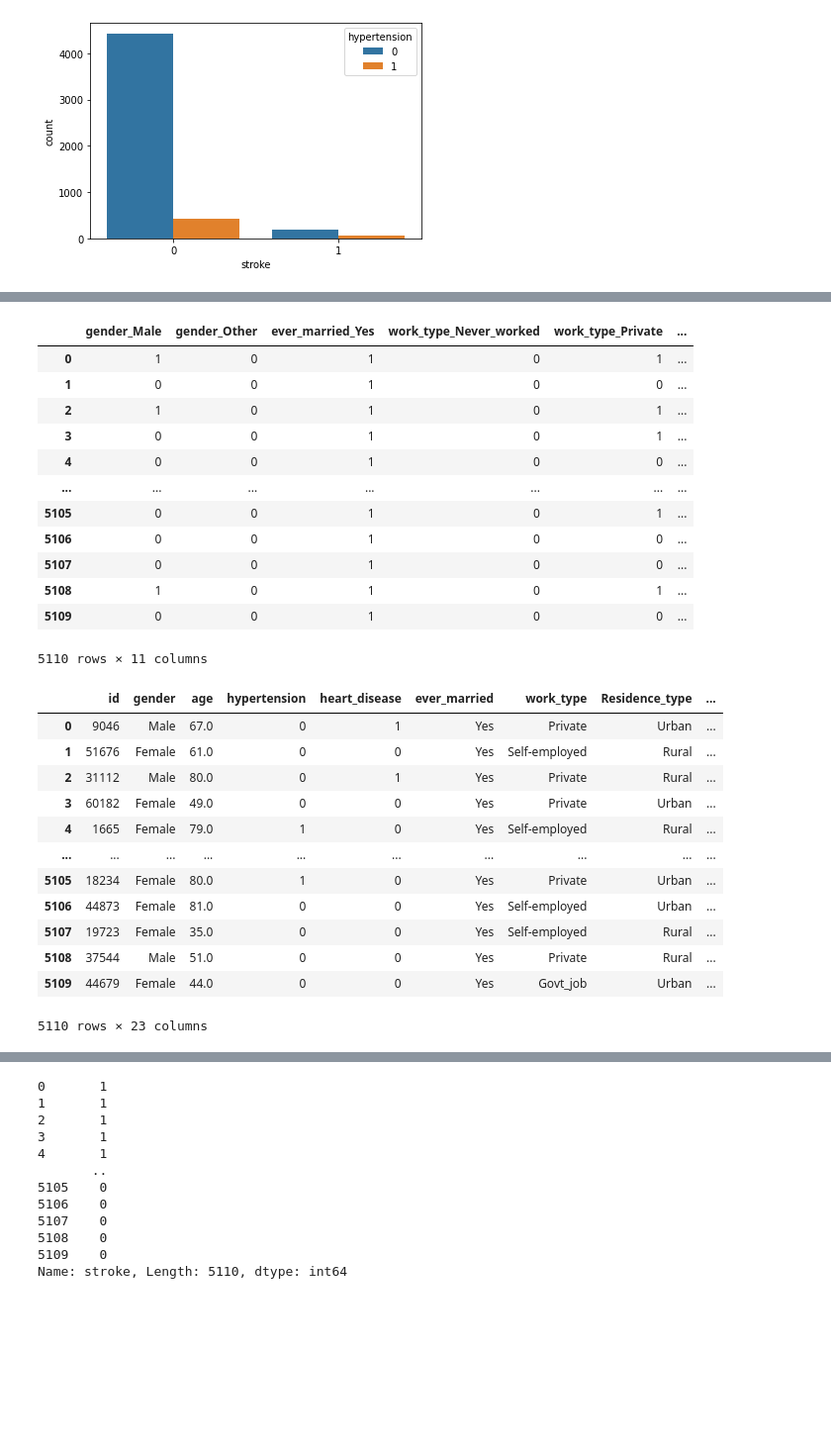
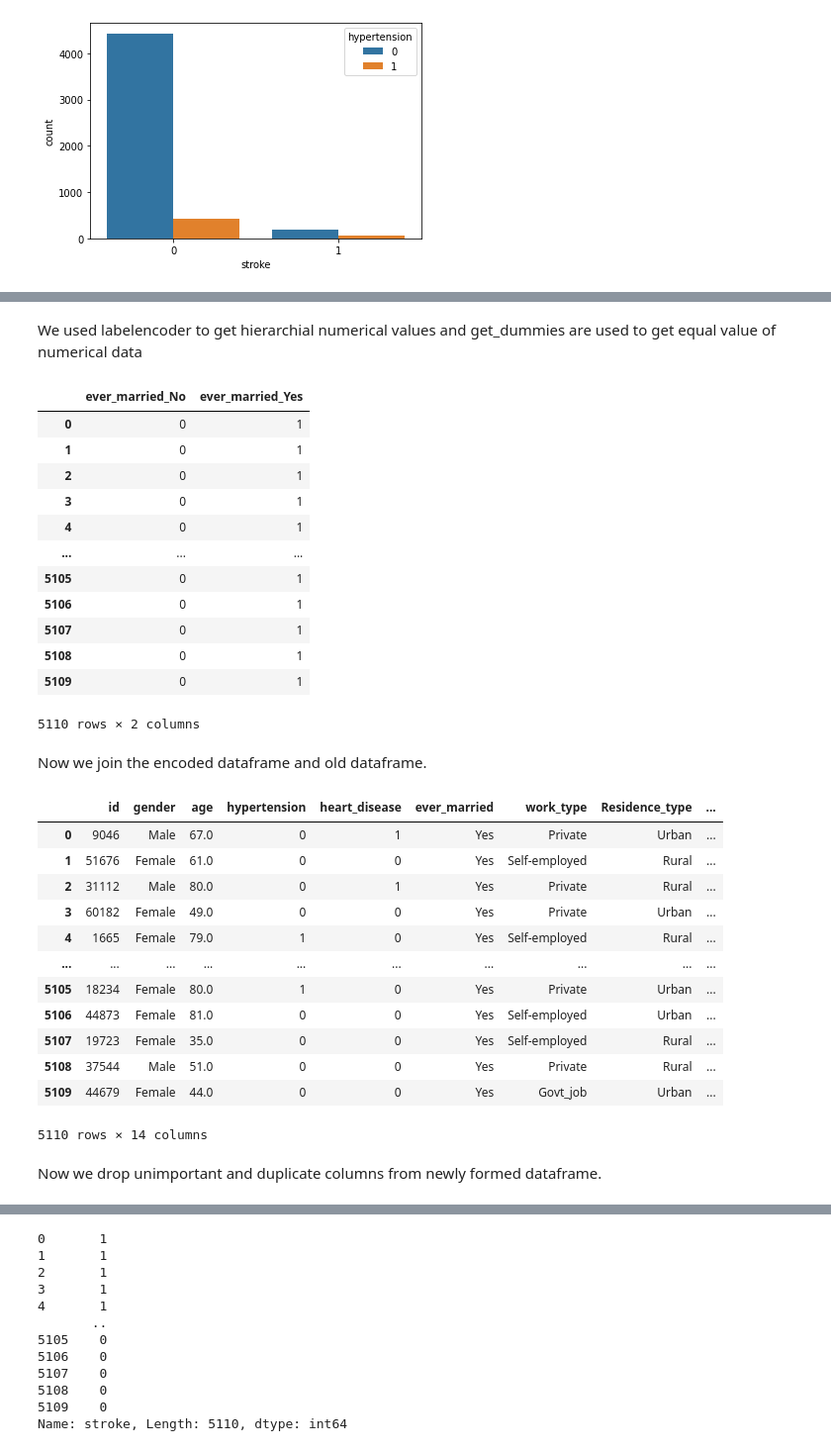
Before and after one commit to Anna9288/projects, a Jupyter notebook: stroke.ipynb, the cells around one changed output, grey strips where cells are left out. Shown at 99% size. Drawn from its saved outputs; the diff is of its cells as text; code cells hidden in the pictures; blank space fills up the shorter version.

```diff
--- a/stroke.ipynb
+++ b/stroke.ipynb
@@ -179,0 +258,2 @@ plt.hist(df['Residence_type'])
+# %%
+df['bmi']=df['bmi'].fillna(df['bmi'].mean())
@@ -180,20 +335,26 @@ plt.hist(df['Residence_type'])
+# %% [markdown]
+We used labelencoder to get hierarchial numerical values and get_dummies are used to get equal value of numerical data
 # %%
-dum=pd.get_dummies(df[['gender','ever_married','work_type','Residence_type','smoking_status']],drop_first=True)
+dum=pd.get_dummies(df[['ever_married']])
 dum
 # %% [output]
-|  | gender_Male | gender_Other | ever_married_Yes | work_type_Never_worked | work_type_Private | ... |
-| 0 | 1 | 0 | 1 | 0 | 1 | ... |
-| 1 | 0 | 0 | 1 | 0 | 0 | ... |
-| 2 | 1 | 0 | 1 | 0 | 1 | ... |
-| 3 | 0 | 0 | 1 | 0 | 1 | ... |
-| 4 | 0 | 0 | 1 | 0 | 0 | ... |
-| ... | ... | ... | ... | ... | ... | ... |
-| 5105 | 0 | 0 | 1 | 0 | 1 | ... |
-| 5106 | 0 | 0 | 1 | 0 | 0 | ... |
-| 5107 | 0 | 0 | 1 | 0 | 0 | ... |
-| 5108 | 1 | 0 | 1 | 0 | 1 | ... |
-| 5109 | 0 | 0 | 1 | 0 | 0 | ... |
+|  | ever_married_No | ever_married_Yes |
+| 0 | 0 | 1 |
+| 1 | 0 | 1 |
+| 2 | 0 | 1 |
+| 3 | 0 | 1 |
+| 4 | 0 | 1 |
+| ... | ... | ... |
+| 5105 | 0 | 1 |
+| 5106 | 0 | 1 |
+| 5107 | 0 | 1 |
+| 5108 | 0 | 1 |
+| 5109 | 0 | 1 |
-5110 rows × 11 columns
+5110 rows × 2 columns
+# %% [markdown]
+
+
+Now we join the encoded dataframe and old dataframe.
 # %%
 df1=pd.concat([df,dum],axis=1)
 df1
@@ -210,7 +371,9 @@ df1
 | 5107 | 19723 | Female | 35.0 | 0 | 0 | Yes | Self-employed | Rural | ... |
 | 5108 | 37544 | Male | 51.0 | 0 | 0 | Yes | Private | Rural | ... |
 | 5109 | 44679 | Female | 44.0 | 0 | 0 | Yes | Govt_job | Urban | ... |
-5110 rows × 23 columns
+5110 rows × 14 columns
+# %% [markdown]
+Now we drop unimportant and duplicate columns from newly formed dataframe.
 # %%
 df1.drop(['id','gender','ever_married','work_type','Residence_type','smoking_status'],axis=1,inplace=True)
 df1
```
Also changed, not shown: parts of 59 cells of this notebook.
